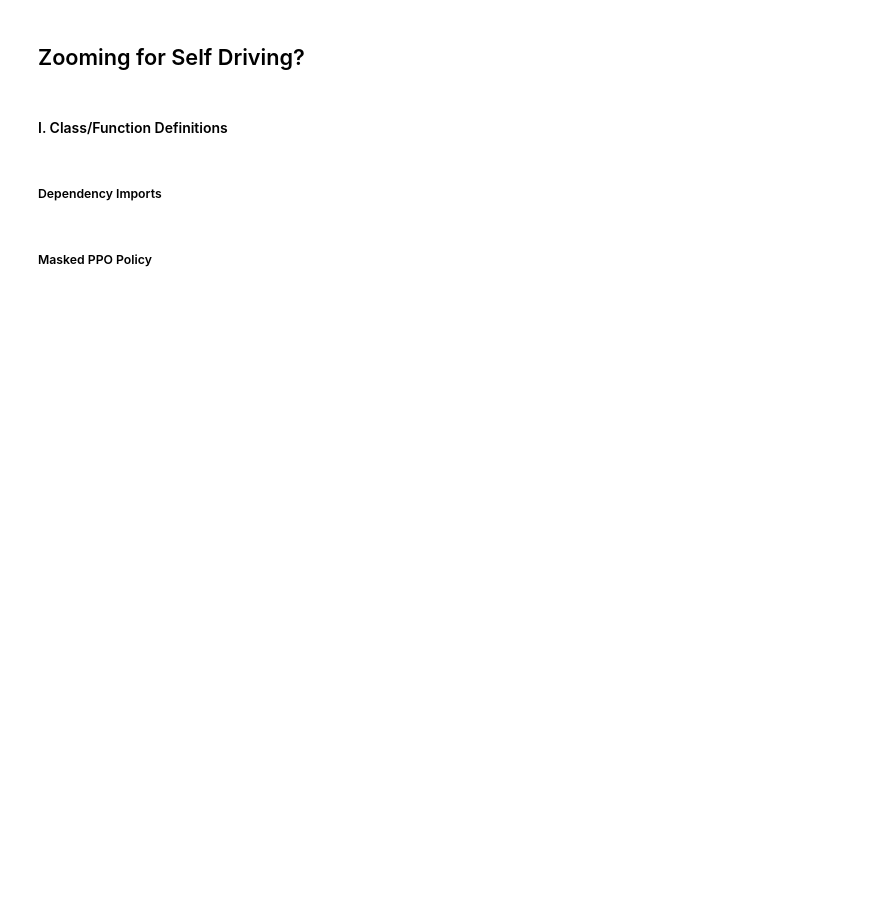
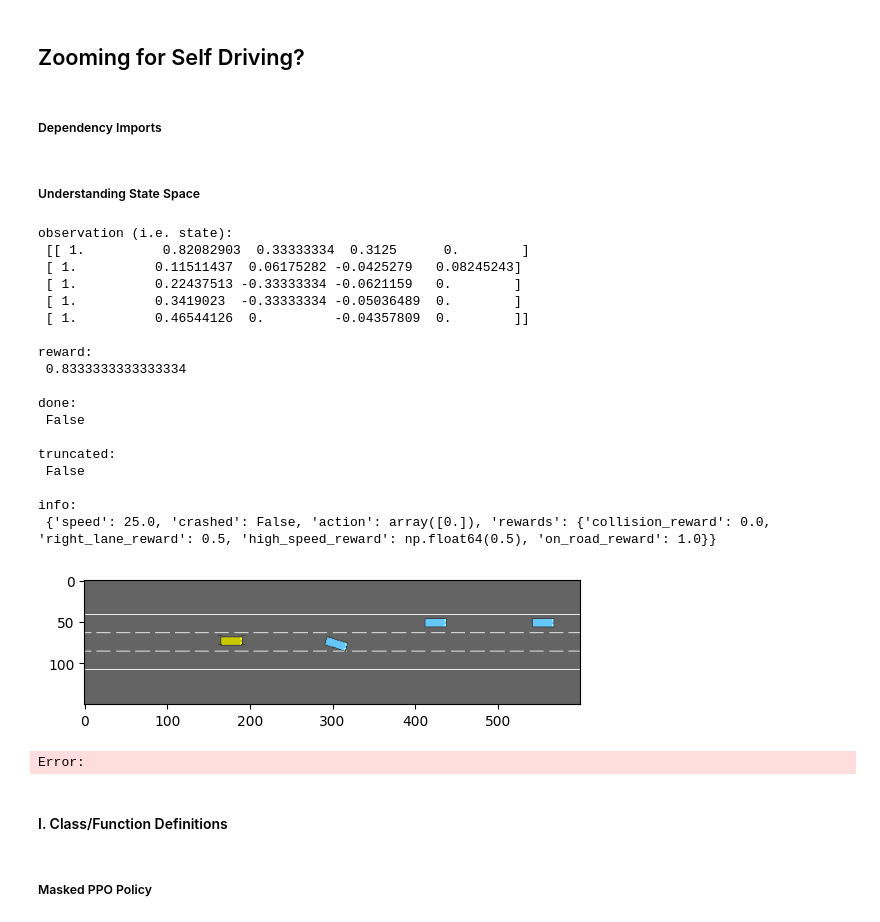
Before and after one commit to taroii/highway-ppo-research, a Jupyter notebook: src/testing.ipynb, the cells around one changed output. Drawn from its saved outputs; the diff is of its cells as text; code cells hidden in the pictures; blank space fills up the shorter version.

Commit message:
figured out what observations/states look like

```diff
--- a/src/testing.ipynb
+++ b/src/testing.ipynb
@@ -1,2 +1,4 @@
 # %% [markdown]
 ## Zooming for Self Driving?
+# %% [markdown]
+##### Dependency Imports
@@ -3,4 +30,53 @@
+# %% [markdown]
+##### Understanding State Space
+# %%
+env = gym.make(
+    "highway-fast-v0",
+    render_mode="rgb_array",
+    config={
+        "action": {
+            "type": "ContinuousAction",
+            "steering_range": [-np.pi/4, np.pi/4],
+            "longitudinal": False,  # No throttle control
+            "lateral": True,        # Steering only
+        },
+        "duration": 40,
+        "policy_frequency": 2,  # Control at 2 Hz
+    }
+)
+# %%
+from matplotlib import pyplot as plt
+env.reset()
+action = np.array([0.0])
+obs, reward, done, truncated, info = env.step(action)
+print(f"observation (i.e. state): \n {obs} \n")
+print(f"reward: \n {reward} \n")
+print(f"done: \n {done} \n")
+print(f"truncated: \n {truncated} \n")
+print(f"info: \n {info} \n")
+
+plt.imshow(env.render())
+plt.show()
+# %% [output]
+observation (i.e. state):
+ [[ 1.          0.82082903  0.33333334  0.3125      0.        ]
+ [ 1.          0.11511437  0.06175282 -0.0425279   0.08245243]
+ [ 1.          0.22437513 -0.33333334 -0.0621159   0.        ]
+ [ 1.          0.3419023  -0.33333334 -0.05036489  0.        ]
+ [ 1.          0.46544126  0.         -0.04357809  0.        ]]
+
+reward:
+ 0.8333333333333334
+
+done:
+ False
+
+truncated:
+ False
+
+info:
+ {'speed': 25.0, 'crashed': False, 'action': array([0.]), 'rewards': {'collision_reward': 0.0, 'right_lane_reward': 0.5, 'high_speed_reward': np.float64(0.5), 'on_road_reward': 1.0}}
+[figure, added]
+Error:
 # %% [markdown]
 #### I. Class/Function Definitions
-# %% [markdown]
-##### Dependency Imports
```
Also changed, not shown: parts of 4 cells of this notebook.
